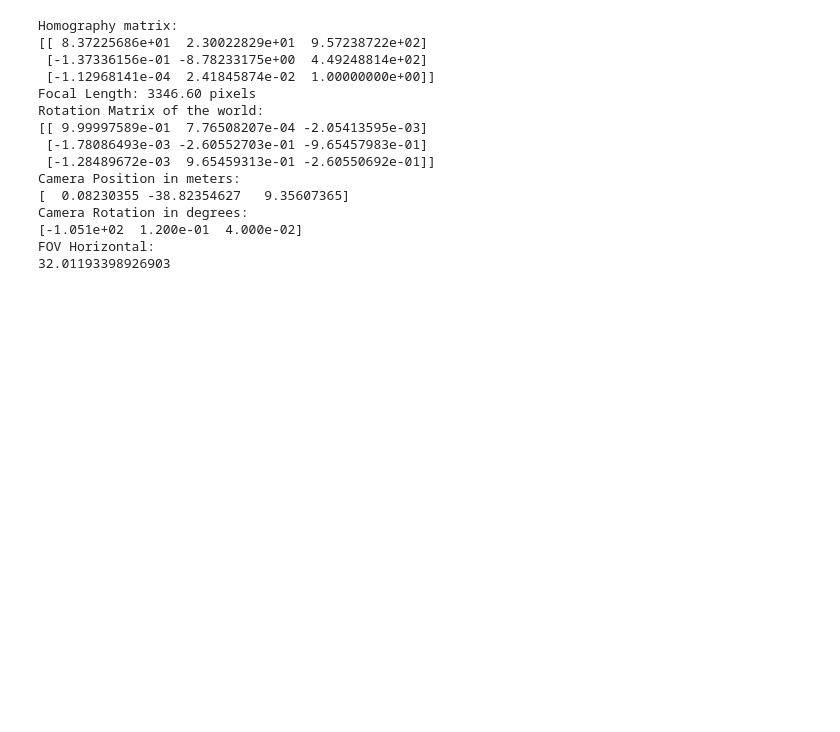
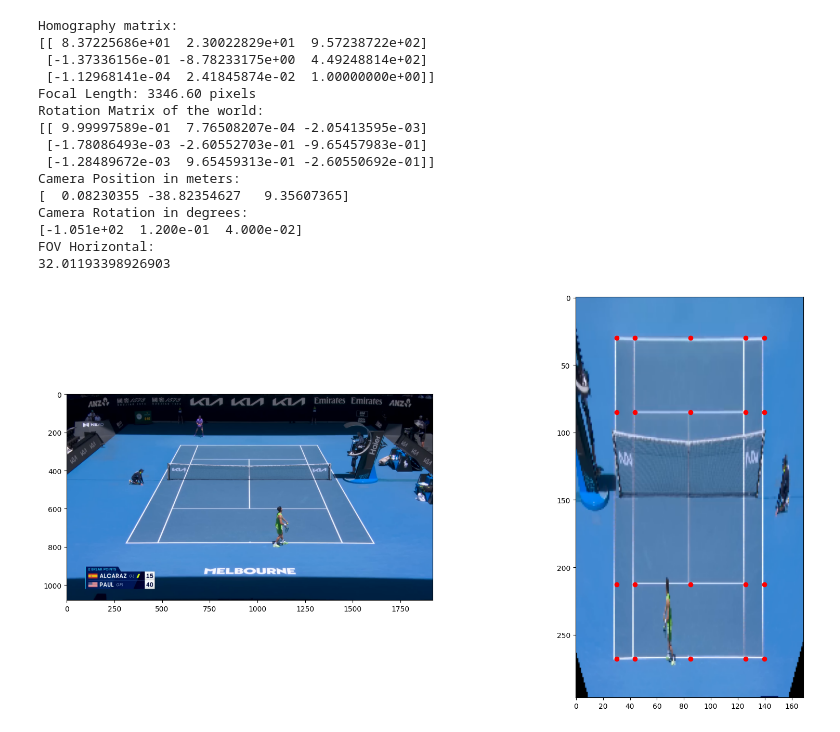
Before and after one commit to AlejandroFontesAlbeza/CameraPoseEstimationSyntheticDataUnrealEngine, a Jupyter notebook: notebooks/synthetic_tennis_camera_pose.ipynb, the cells around one changed output. Saved outputs shown, nothing was run; the diff lists cells and outputs as text; code cells hidden in the pictures; blank space fills up the shorter version.

```diff
--- a/notebooks/synthetic_tennis_camera_pose.ipynb
+++ b/notebooks/synthetic_tennis_camera_pose.ipynb
@@ -862,3 +862,35 @@ Camera Rotation in degrees:
 [-1.051e+02  1.200e-01  4.000e-02]
 FOV Horizontal:
 32.01193398926903
+# %%
+scale = 10
+margin = 30
+
+real_pts_scaled = real_pts * scale
+
+min_xy = real_pts_scaled.min(axis=0)
+max_xy = real_pts_scaled.max(axis=0)
+
+real_pts_shifted = real_pts_scaled - min_xy
+
+# 👉 añadir margen
+real_pts_offset = real_pts_shifted + margin
+
+width = int(max_xy[0] - min_xy[0] + 2*margin)
+height = int(max_xy[1] - min_xy[1] + 2*margin)
+
+H_warp, _ = cv2.findHomography(img_pts, real_pts_offset)
+
+warped = cv2.warpPerspective(image_np, H_warp, (width, height))
+warped_rot = cv2.rotate(warped, cv2.ROTATE_180)
+
+
+plt.figure(figsize=(20, 10))
+plt.subplot(1,2,1)
+plt.imshow(image)
+plt.subplot(1,2,2)
+plt.imshow(warped_rot)
+plt.scatter(real_pts_offset[:,0], real_pts_offset[:,1], c='red')
+plt.show()
+# %% [output]
+[figure, added]
```
Also changed, not shown: parts of 2 cells of this notebook, 5 other files.
